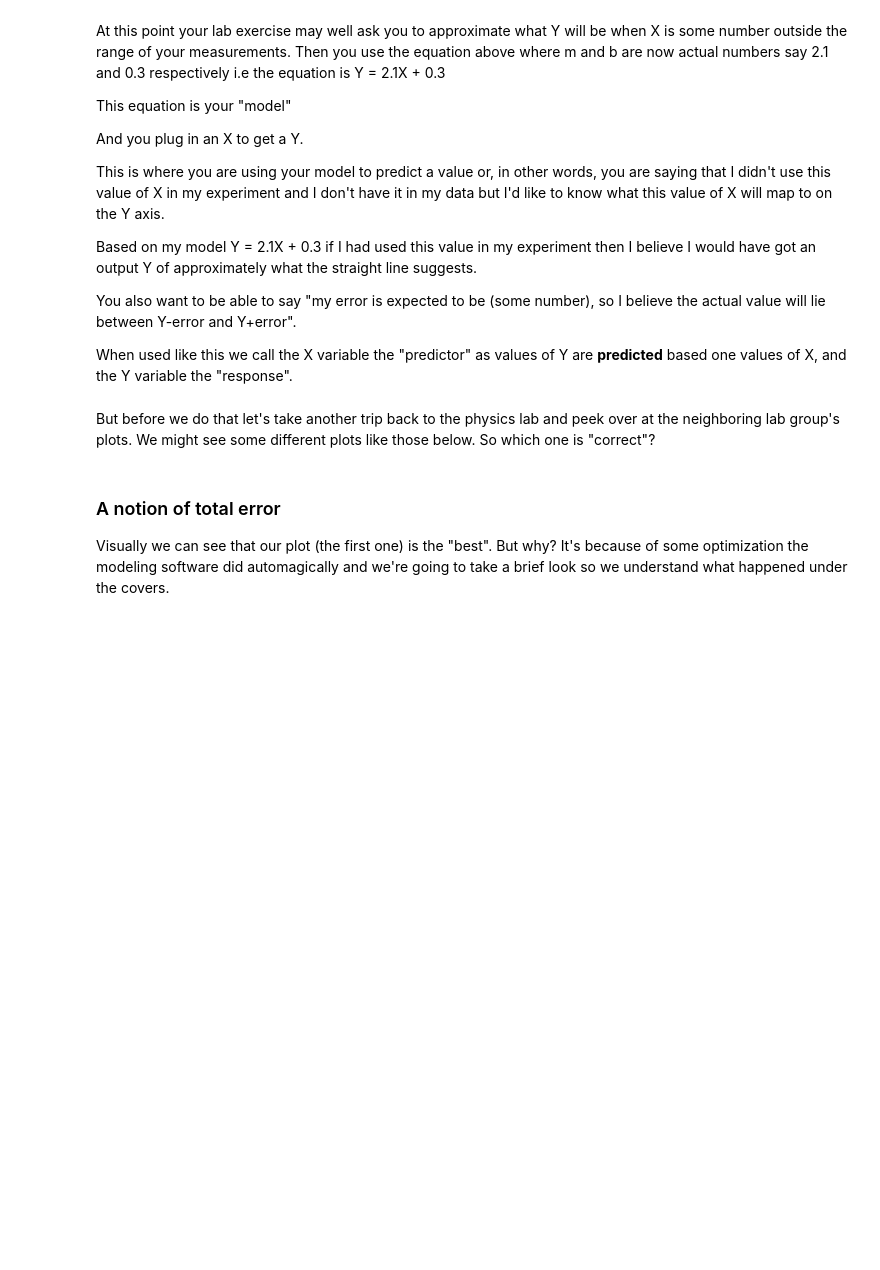
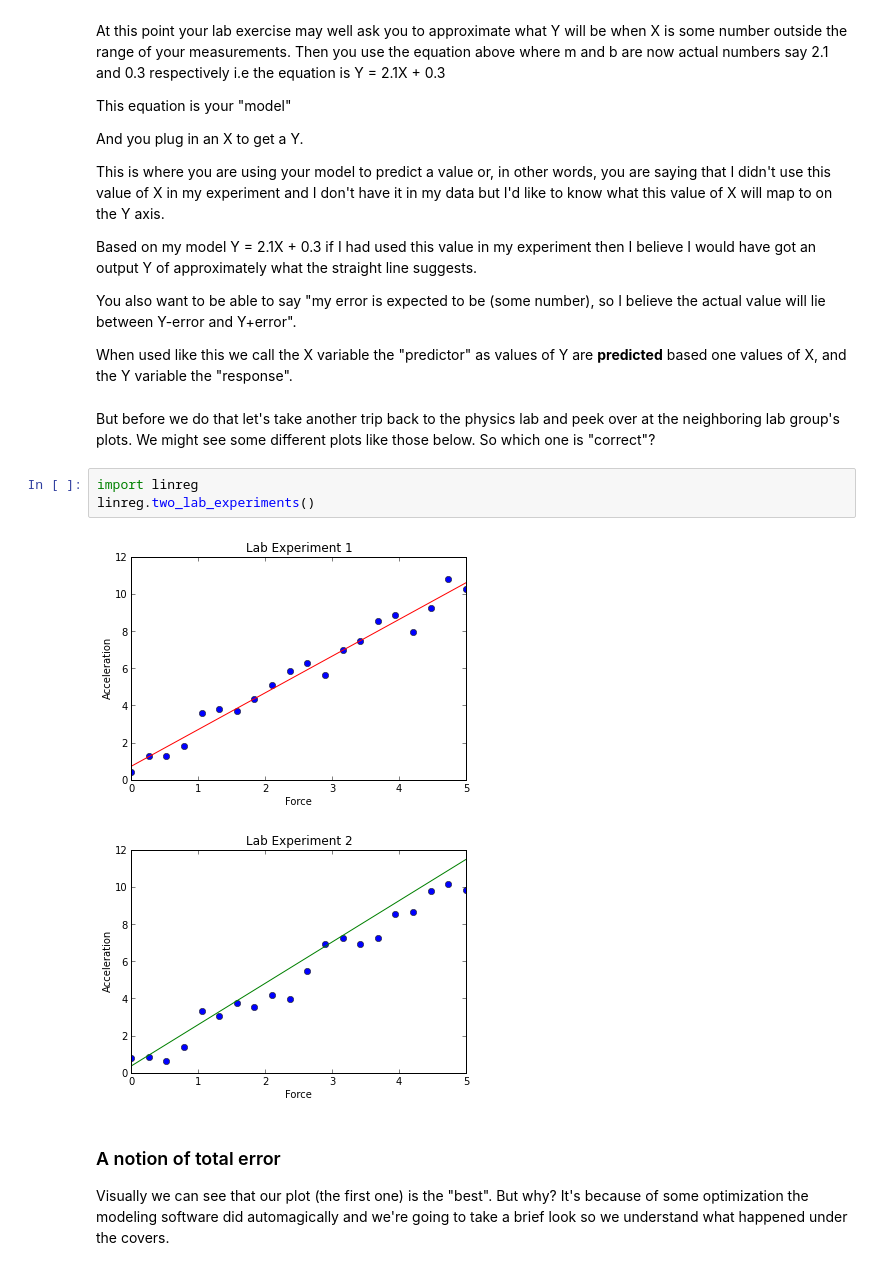
Before and after one commit to nborwankar/opendatasci, a Jupyter notebook: notebooks/A1. Linear Regression - Overview.ipynb, the cells around one changed output. Drawn from its saved outputs; the diff is of its cells as text; blank space fills up the shorter version.

Commit message:
fixed missing plots for two experiments in total error section in A1.

```diff
--- a/notebooks/A1. Linear Regression - Overview.ipynb
+++ b/notebooks/A1. Linear Regression - Overview.ipynb
@@ -123,6 +123,12 @@ When used like this we call the X variable the "predictor" as values of Y are **
 But before we do that let's take another trip back to the physics lab and peek over at the neighboring lab group's plots.
 We might see some different plots like those below.
 So which one is "correct"?
+# %%
+import linreg
+linreg.two_lab_experiments()
+# %% [output]
+[figure, added]
+[figure, added]
 # %% [markdown]
 ### A notion of total error
 
```
Also changed, not shown: 2 other files.
